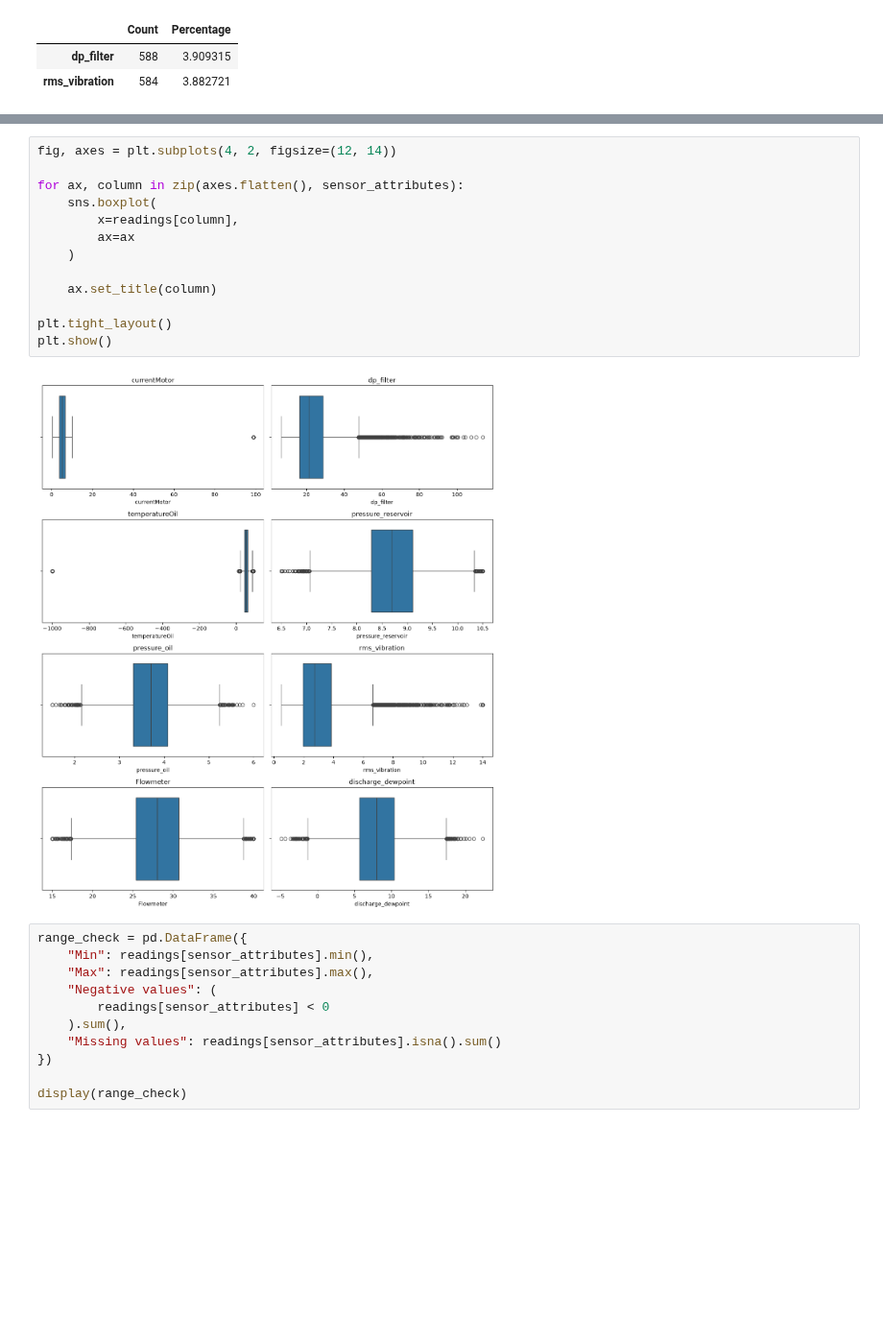
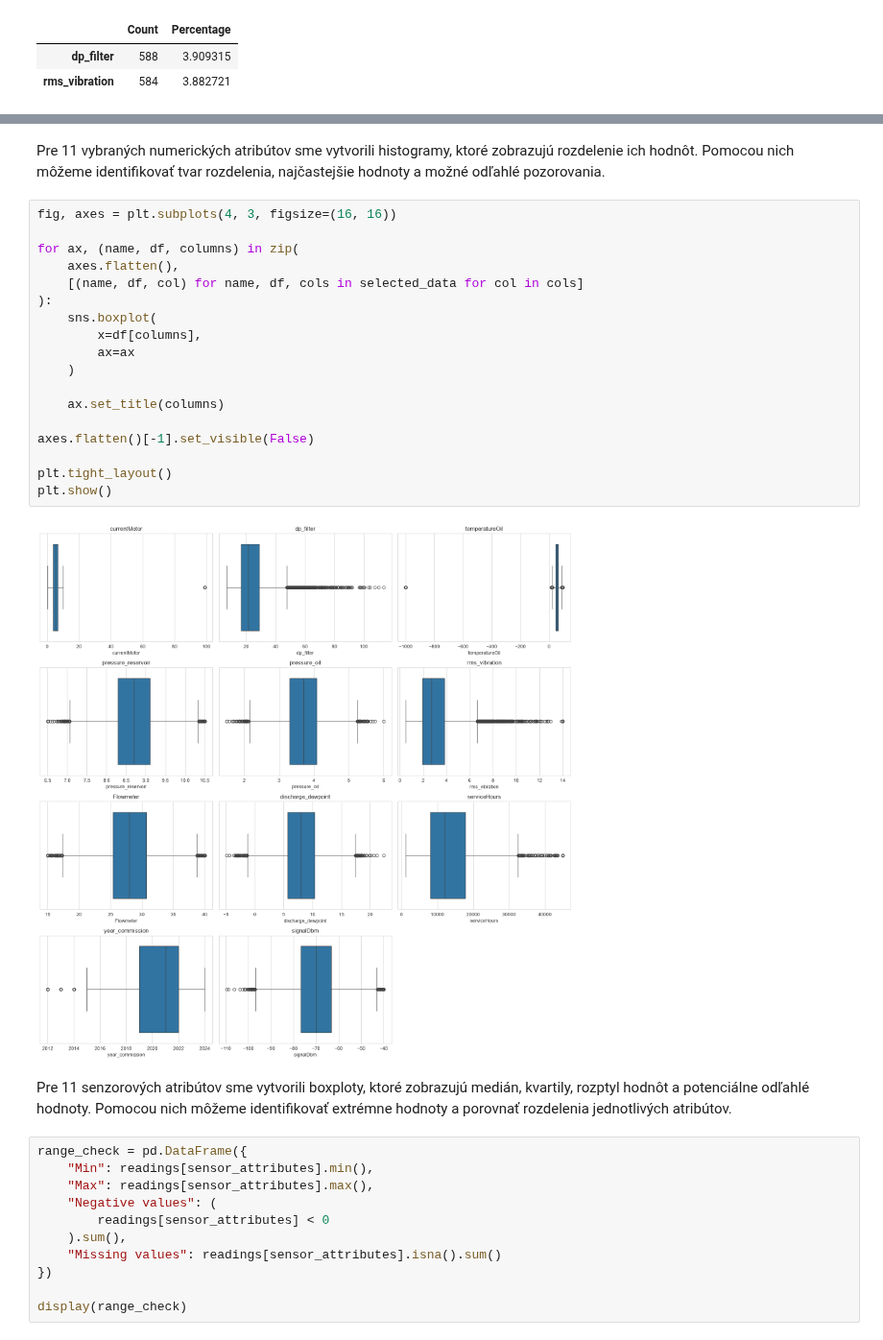
Before and after one commit to viktoriiabondarets/iau_project, a Jupyter notebook: notebooks/faza1.ipynb, the cells around one changed output, grey strips where cells are left out. Shown at 96% size. Cells and saved outputs as stored; diff of their text form; blank space fills up the shorter version.

```diff
--- a/notebooks/faza1.ipynb
+++ b/notebooks/faza1.ipynb
@@ -259,18 +261,27 @@ Distributions: gateways
+# %% [markdown]
+Pre 11 vybraných numerických atribútov sme vytvorili histogramy, ktoré zobrazujú rozdelenie ich hodnôt. Pomocou nich môžeme identifikovať tvar rozdelenia, najčastejšie hodnoty a možné odľahlé pozorovania.
 # %%
-fig, axes = plt.subplots(4, 2, figsize=(12, 14))
+fig, axes = plt.subplots(4, 3, figsize=(16, 16))
 
-for ax, column in zip(axes.flatten(), sensor_attributes):
+for ax, (name, df, columns) in zip(
+    axes.flatten(),
+    [(name, df, col) for name, df, cols in selected_data for col in cols]
+):
     sns.boxplot(
-        x=readings[column],
+        x=df[columns],
         ax=ax
     )
 
-    ax.set_title(column)
+    ax.set_title(columns)
+
+axes.flatten()[-1].set_visible(False)
 
 plt.tight_layout()
 plt.show()
 # %% [output]
-[figure, old version]
+[figure, new version]
+# %% [markdown]
+Pre 11 senzorových atribútov sme vytvorili boxploty, ktoré zobrazujú medián, kvartily, rozptyl hodnôt a potenciálne odľahlé hodnoty. Pomocou nich môžeme identifikovať extrémne hodnoty a porovnať rozdelenia jednotlivých atribútov.
 # %%
 range_check = pd.DataFrame({
     "Min": readings[sensor_attributes].min(),
```
Also changed, not shown: parts of 39 cells of this notebook.
